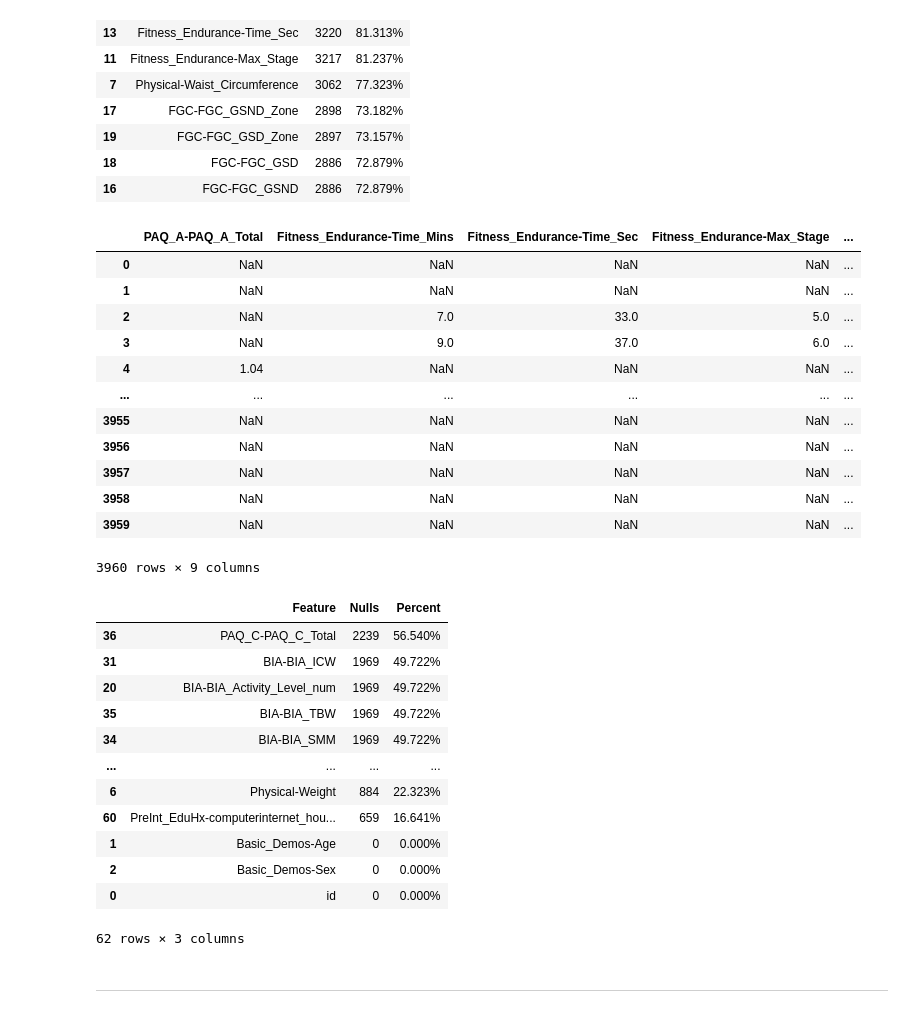
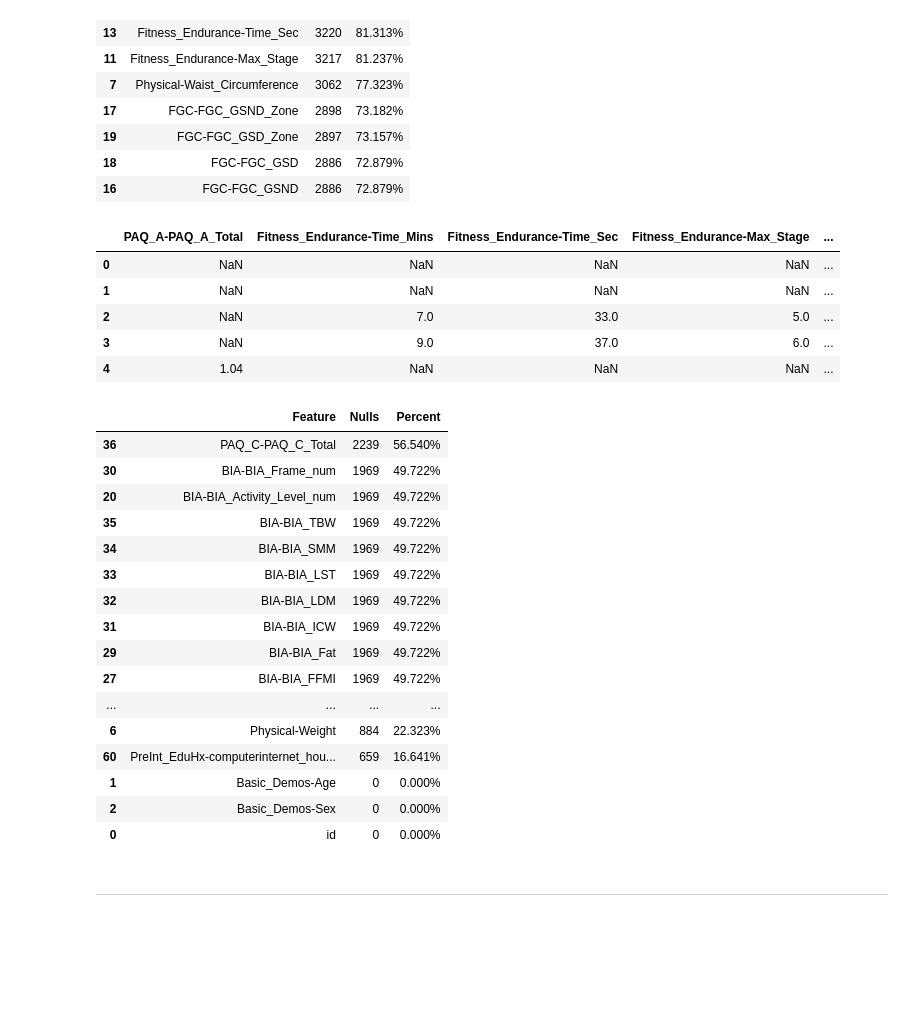
Before and after one commit to dileepNaiduOne/child-problematic-internet-usage, a Jupyter notebook: EDA.ipynb, the cells around one changed output. Saved outputs shown, nothing was run; the diff lists cells and outputs as text; code cells hidden in the pictures; blank space fills up the shorter version.

Commit message:
Removied a few Nulls

```diff
--- a/EDA.ipynb
+++ b/EDA.ipynb
@@ -3,6 +3,7 @@ import numpy as np
 import pandas as pd
 import matplotlib.pyplot as plt
 import seaborn as sns
+import re
 
 from sklearn.impute import KNNImputer
 from sklearn.preprocessing import MinMaxScaler
@@ -10,6 +11,7 @@ from sklearn.preprocessing import MinMaxScaler
 
 pd.set_option("display.max_rows", None)
 pd.reset_option("display.max_rows")
+pd.set_option("display.max_rows", None)
 
 sns.set_palette("dark:#5A9_r")
 # %%
@@ -80,0 +78,2 @@ def fill_nulls(nullsDataFrame, colWithNulls):
+# %%
+pad.drop(columns="sii", inplace=True)
@@ -251,21 +235,14 @@ new_nulls[new_nulls["Percent"].map(lambda x : float(x[:-1])) > 70]
 | 18 | FGC-FGC_GSD | 2886 | 72.879% |
 | 16 | FGC-FGC_GSND | 2886 | 72.879% |
 # %%
-df[new_nulls[new_nulls["Percent"].map(lambda x : float(x[:-1])) > 70]["Feature"]]
+df[new_nulls[new_nulls["Percent"].map(lambda x : float(x[:-1])) > 70]["Feature"]].head()
 # %% [output]
 |  | PAQ_A-PAQ_A_Total | Fitness_Endurance-Time_Mins | Fitness_Endurance-Time_Sec | Fitness_Endurance-Max_Stage | ... |
 | 0 | NaN | NaN | NaN | NaN | ... |
 | 1 | NaN | NaN | NaN | NaN | ... |
 | 2 | NaN | 7.0 | 33.0 | 5.0 | ... |
 | 3 | NaN | 9.0 | 37.0 | 6.0 | ... |
 | 4 | 1.04 | NaN | NaN | NaN | ... |
-| ... | ... | ... | ... | ... | ... |
-| 3955 | NaN | NaN | NaN | NaN | ... |
-| 3956 | NaN | NaN | NaN | NaN | ... |
-| 3957 | NaN | NaN | NaN | NaN | ... |
-| 3958 | NaN | NaN | NaN | NaN | ... |
-| 3959 | NaN | NaN | NaN | NaN | ... |
-3960 rows × 9 columns
 # %%
 df.drop(columns=new_nulls[new_nulls["Percent"].map(lambda x : float(x[:-1])) > 70]["Feature"], inplace=True)
 # %%
@@ -273,17 +250,21 @@ show_nulls(df)
 # %% [output]
 |  | Feature | Nulls | Percent |
 | 36 | PAQ_C-PAQ_C_Total | 2239 | 56.540% |
-| 31 | BIA-BIA_ICW | 1969 | 49.722% |
+| 30 | BIA-BIA_Frame_num | 1969 | 49.722% |
 | 20 | BIA-BIA_Activity_Level_num | 1969 | 49.722% |
 | 35 | BIA-BIA_TBW | 1969 | 49.722% |
 | 34 | BIA-BIA_SMM | 1969 | 49.722% |
+| 33 | BIA-BIA_LST | 1969 | 49.722% |
+| 32 | BIA-BIA_LDM | 1969 | 49.722% |
+| 31 | BIA-BIA_ICW | 1969 | 49.722% |
+| 29 | BIA-BIA_Fat | 1969 | 49.722% |
+| 27 | BIA-BIA_FFMI | 1969 | 49.722% |
 | ... | ... | ... | ... |
 | 6 | Physical-Weight | 884 | 22.323% |
 | 60 | PreInt_EduHx-computerinternet_hou... | 659 | 16.641% |
 | 1 | Basic_Demos-Age | 0 | 0.000% |
 | 2 | Basic_Demos-Sex | 0 | 0.000% |
 | 0 | id | 0 | 0.000% |
-62 rows × 3 columns
 # %% [markdown]
 #
 ---
```
Also changed, not shown: parts of 32 cells of this notebook.
